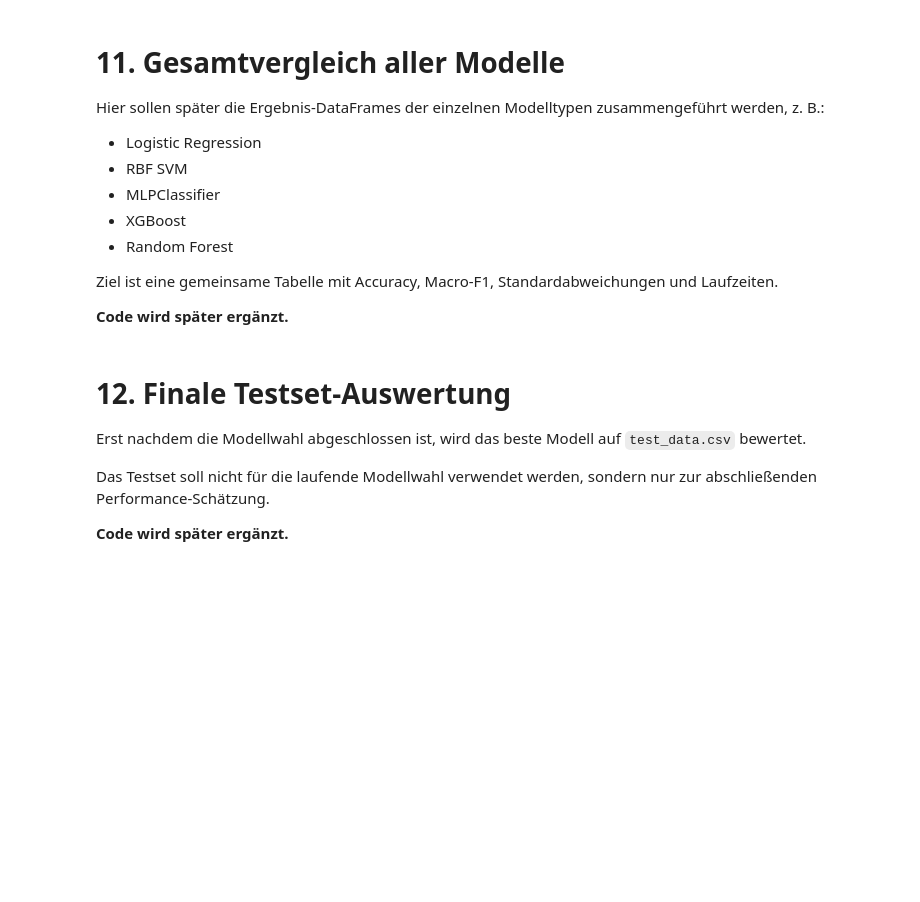
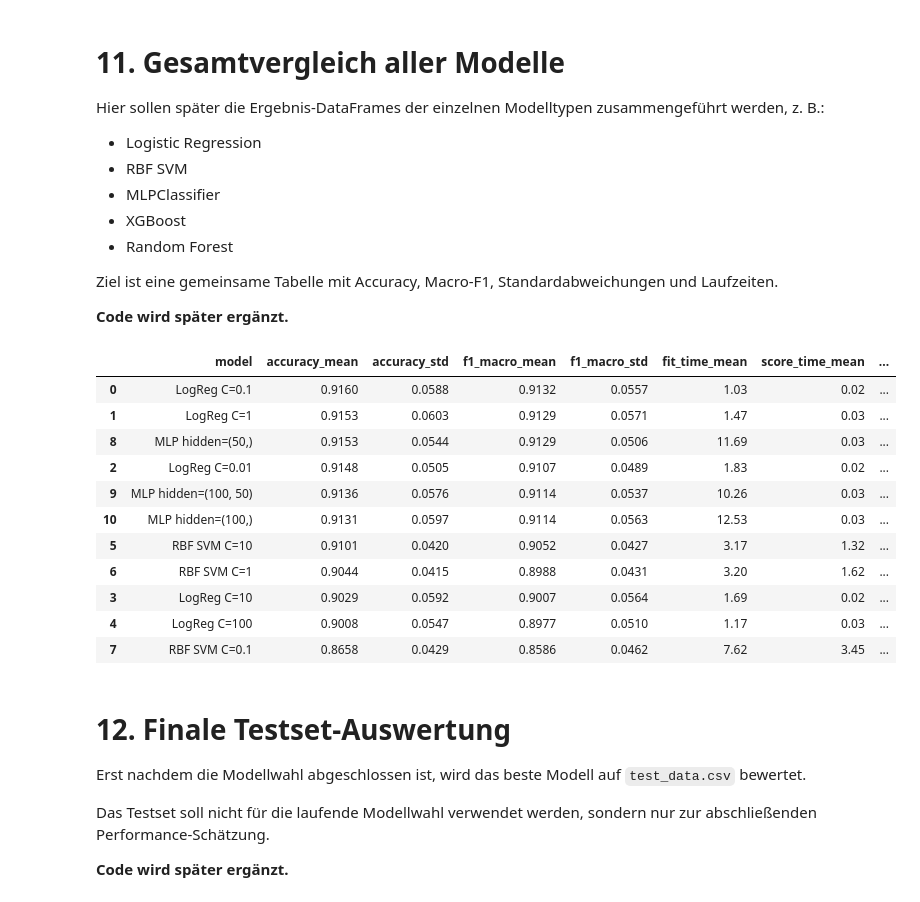
Before and after one commit to HammS-THB/DataChallenge, a Jupyter notebook: notebooks/model_selection/XGBClasifier_restructured.ipynb, the cells around one changed output. Drawn from its saved outputs; the diff is of its cells as text; code cells hidden in the pictures; blank space fills up the shorter version.

Commit message:
vergleich aller modelle (und varianten)

```diff
--- a/notebooks/model_selection/XGBClasifier_restructured.ipynb
+++ b/notebooks/model_selection/XGBClasifier_restructured.ipynb
@@ -617,6 +617,42 @@ Hier sollen später die Ergebnis-DataFrames der einzelnen Modelltypen zusammenge
 Ziel ist eine gemeinsame Tabelle mit Accuracy, Macro-F1, Standardabweichungen und Laufzeiten.
 
 **Code wird später ergänzt.**
+# %%
+all_results_display = all_results_df.copy()
+
+score_cols = [
+    "accuracy_mean",
+    "accuracy_std",
+    "f1_macro_mean",
+    "f1_macro_std"
+]
+
+time_cols = [
+    "fit_time_mean",
+    "score_time_mean",
+    "total_time"
+]
+
+for col in score_cols:
+    all_results_display[col] = all_results_display[col].round(4)
+
+for col in time_cols:
+    all_results_display[col] = all_results_display[col].round(2)
+
+display(all_results_display)
+# %% [output]
+|  | model | accuracy_mean | accuracy_std | f1_macro_mean | f1_macro_std | fit_time_mean | score_time_mean | ... |
+| 0 | LogReg C=0.1 | 0.9160 | 0.0588 | 0.9132 | 0.0557 | 1.03 | 0.02 | ... |
+| 1 | LogReg C=1 | 0.9153 | 0.0603 | 0.9129 | 0.0571 | 1.47 | 0.03 | ... |
+| 8 | MLP hidden=(50,) | 0.9153 | 0.0544 | 0.9129 | 0.0506 | 11.69 | 0.03 | ... |
+| 2 | LogReg C=0.01 | 0.9148 | 0.0505 | 0.9107 | 0.0489 | 1.83 | 0.02 | ... |
+| 9 | MLP hidden=(100, 50) | 0.9136 | 0.0576 | 0.9114 | 0.0537 | 10.26 | 0.03 | ... |
+| 10 | MLP hidden=(100,) | 0.9131 | 0.0597 | 0.9114 | 0.0563 | 12.53 | 0.03 | ... |
+| 5 | RBF SVM C=10 | 0.9101 | 0.0420 | 0.9052 | 0.0427 | 3.17 | 1.32 | ... |
+| 6 | RBF SVM C=1 | 0.9044 | 0.0415 | 0.8988 | 0.0431 | 3.20 | 1.62 | ... |
+| 3 | LogReg C=10 | 0.9029 | 0.0592 | 0.9007 | 0.0564 | 1.69 | 0.02 | ... |
+| 4 | LogReg C=100 | 0.9008 | 0.0547 | 0.8977 | 0.0510 | 1.17 | 0.03 | ... |
+| 7 | RBF SVM C=0.1 | 0.8658 | 0.0429 | 0.8586 | 0.0462 | 7.62 | 3.45 | ... |
 # %% [markdown]
 # 12. Finale Testset-Auswertung
 
```
